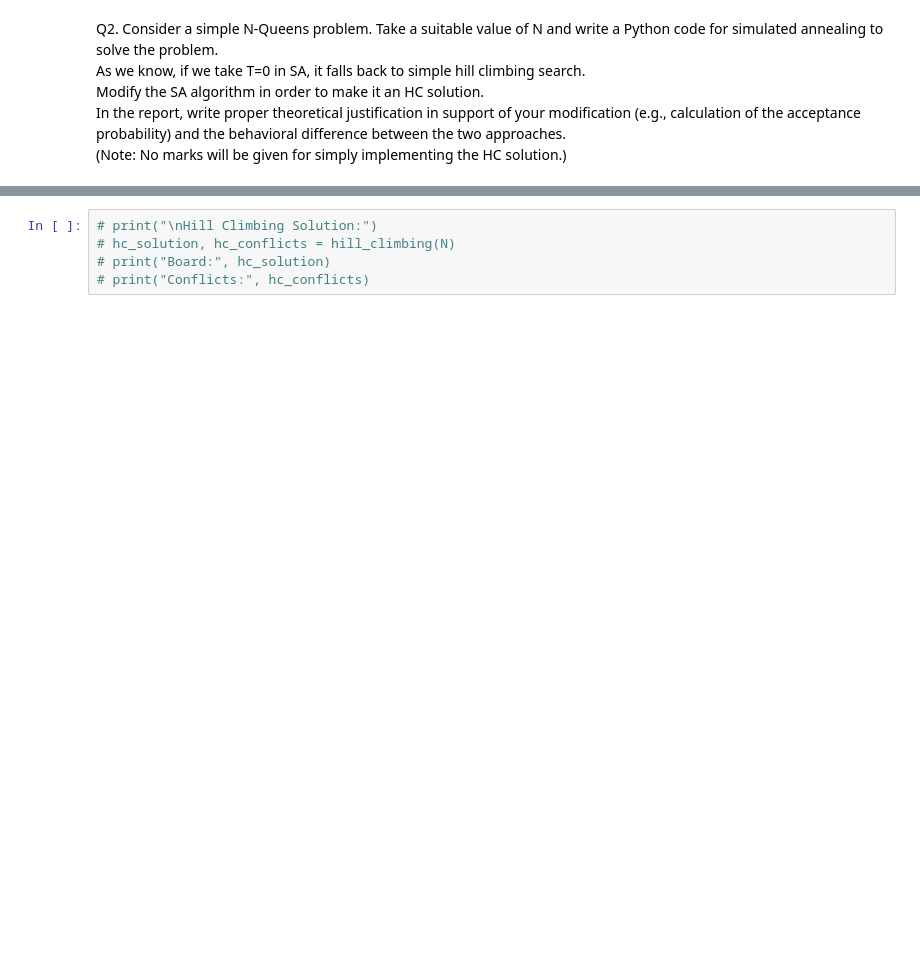
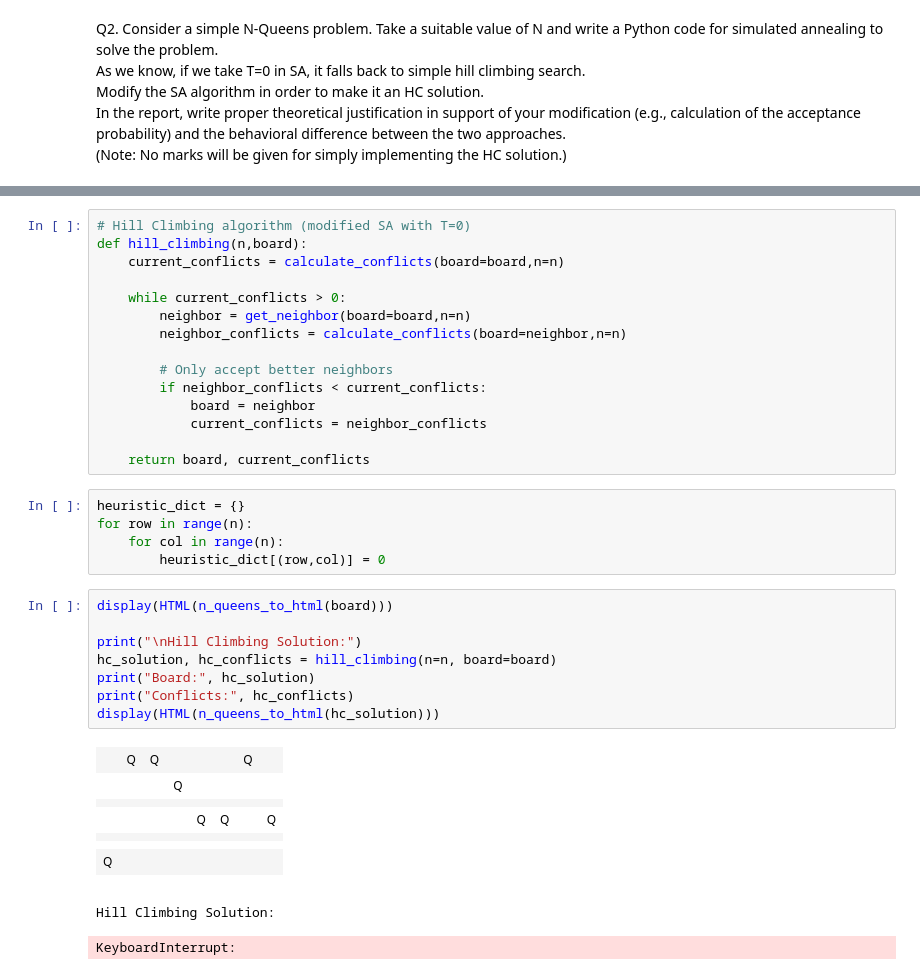
Before and after one commit to as3091/IITJ, a Jupyter notebook: AI/AI_Assign_2/N_Queens/N_Queens.ipynb, the cells around one changed output, grey strips where cells are left out. Saved outputs shown, nothing was run; the diff lists cells and outputs as text; blank space fills up the shorter version.

```diff
--- a/AI/AI_Assign_2/N_Queens/N_Queens.ipynb
+++ b/AI/AI_Assign_2/N_Queens/N_Queens.ipynb
@@ -143,5 +277,39 @@ Conflicts: 0
+# %%
+# Hill Climbing algorithm (modified SA with T=0)
+def hill_climbing(n,board):
+    current_conflicts = calculate_conflicts(board=board,n=n)
+
+    while current_conflicts > 0:
+        neighbor = get_neighbor(board=board,n=n)
+        neighbor_conflicts = calculate_conflicts(board=neighbor,n=n)
+
+        # Only accept better neighbors
+        if neighbor_conflicts < current_conflicts:
+            board = neighbor
+            current_conflicts = neighbor_conflicts
+
+    return board, current_conflicts
+# %%
+heuristic_dict = {}
+for row in range(n):
+    for col in range(n):
+        heuristic_dict[(row,col)] = 0
 # %%
-# print("\nHill Climbing Solution:")
-# hc_solution, hc_conflicts = hill_climbing(N)
-# print("Board:", hc_solution)
-# print("Conflicts:", hc_conflicts)
+display(HTML(n_queens_to_html(board)))
+
+print("\nHill Climbing Solution:")
+hc_solution, hc_conflicts = hill_climbing(n=n, board=board)
+print("Board:", hc_solution)
+print("Conflicts:", hc_conflicts)
+display(HTML(n_queens_to_html(hc_solution)))
+# %% [output]
+|  | Q | Q |  |  |  | Q |  |
+|  |  |  | Q |  |  |  |  |
+|  |  |  |  |  |  |  |  |
+|  |  |  |  | Q | Q |  | Q |
+|  |  |  |  |  |  |  |  |
+|  |  |  |  |  |  |  |  |
+| Q |  |  |  |  |  |  |  |
+|  |  |  |  |  |  |  |  |
+Hill Climbing Solution:
+KeyboardInterrupt:
```
Also changed, not shown: parts of 18 cells of this notebook.
